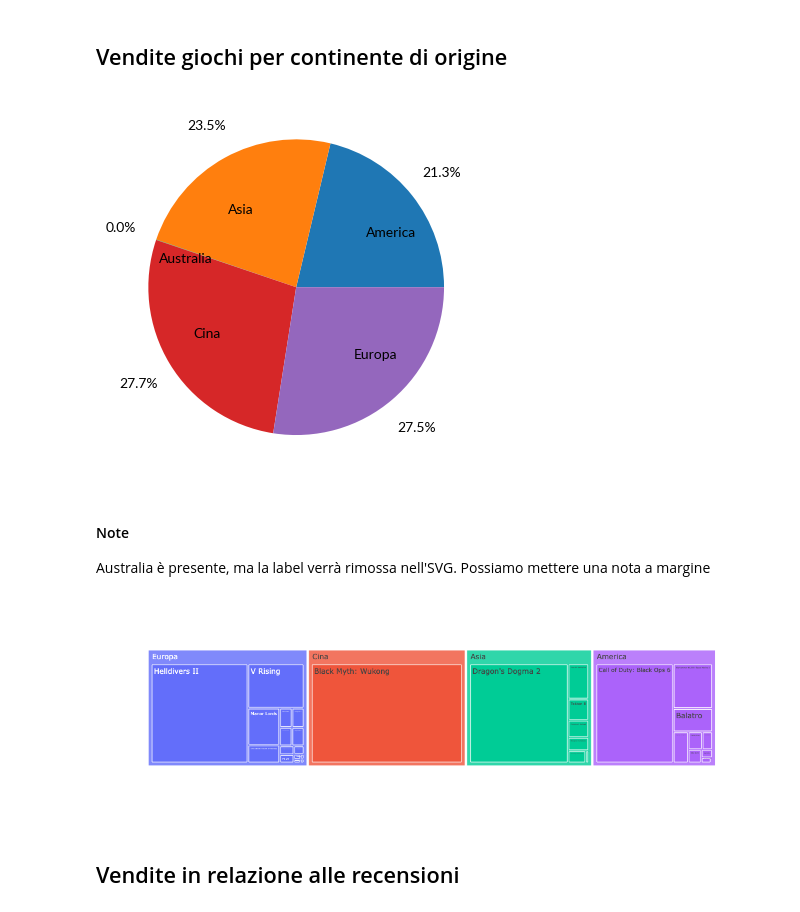
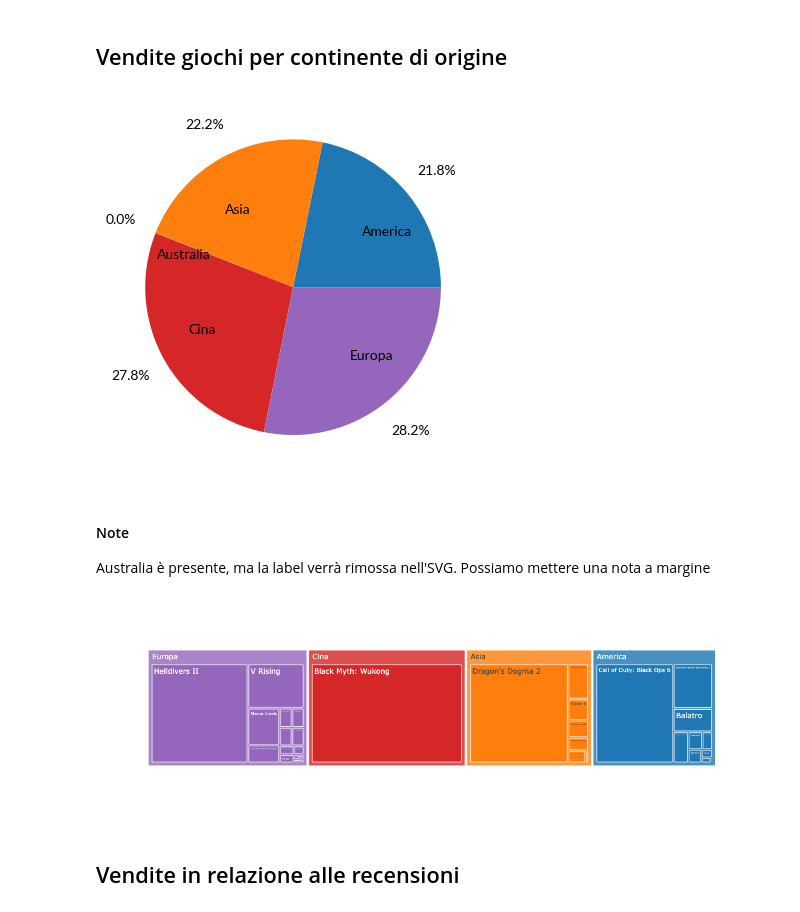
Before and after one commit to demic-dev/vs-project, a Jupyter notebook: charts.ipynb, the cells around one changed output. Cells and saved outputs as stored; diff of their text form; code cells hidden in the pictures.

```diff
--- a/charts.ipynb
+++ b/charts.ipynb
@@ -144,7 +174,8 @@ aggiungere linee verticali sugli assi
 # %% [markdown]
 ## Vendite giochi per continente di origine
 # %%
-agg_by_continent = games.groupby(['from_where'])['sales_k'].sum().to_frame().reset_index()
+games_to_compare = games.query('comparing_with_concord != 1')
+agg_by_continent = games_to_compare.groupby(['from_where'])['sales_k'].sum().to_frame().reset_index()
 
 fig, ax = plt.subplots()
 
@@ -159,19 +190,18 @@ ax.pie(
 
 plt.savefig(build_chart_path("sales_by_continent_2024"), format="svg")
 # %% [output]
-[figure, old version]
+[figure, new version]
 # %% [markdown]
 #### Note
 
 Australia è presente, ma la label verrà rimossa nell'SVG. Possiamo mettere una nota a margine
 # %%
-games_to_compare = games.query('comparing_with_concord != 1')
-
-fig = px.treemap(games_to_compare, hover_name='name', path=['from_where','name'], values='sales_k')
+fig = px.treemap(games_to_compare, hover_name='name', path=['from_where','name'], values='sales_k',
+                color_discrete_sequence=["#9467bd", "#d62728", "#ff7f0e", "#1f77b4"])
 
 fig.show()
 fig.write_image(build_chart_path("treemap_sales_by_continent"))
 # %% [output]
-[figure, old version]
+[figure, new version]
 # %% [markdown]
 ## Vendite in relazione alle recensioni
```
Also changed, not shown: parts of 13 cells of this notebook, 8 other files.
